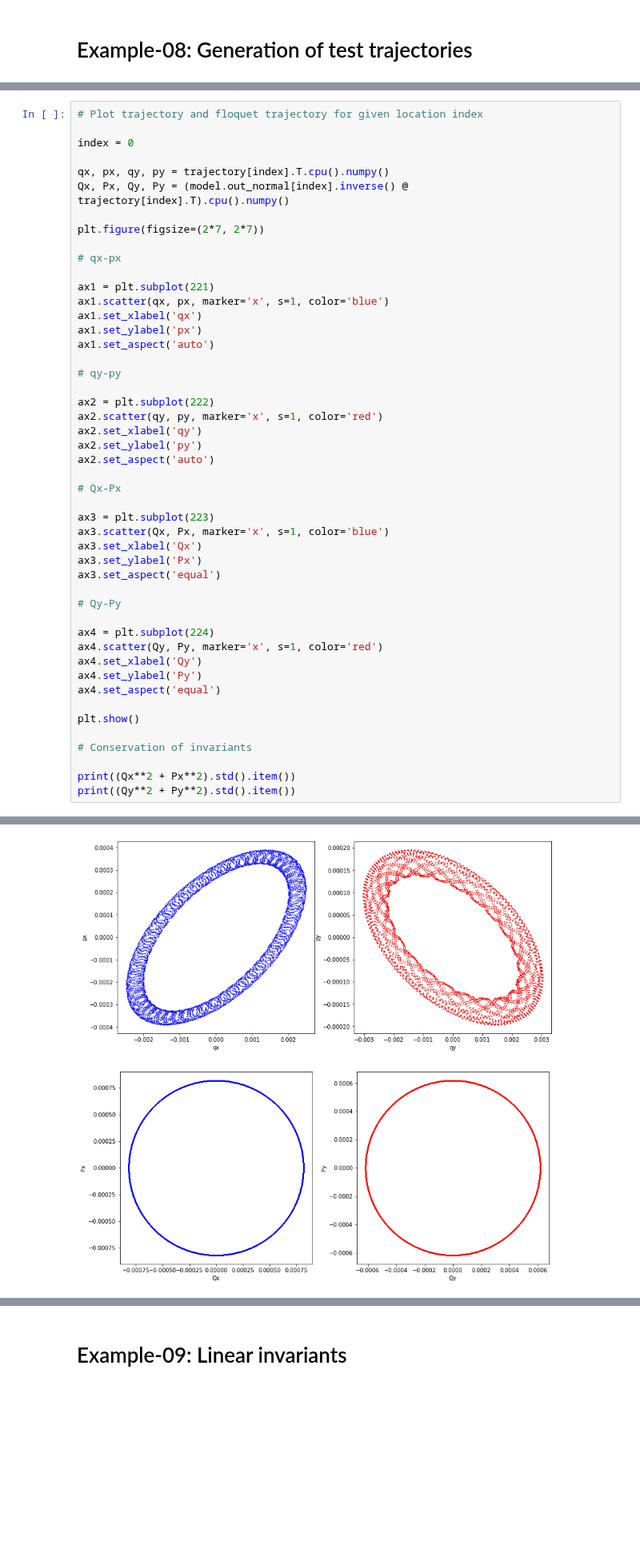
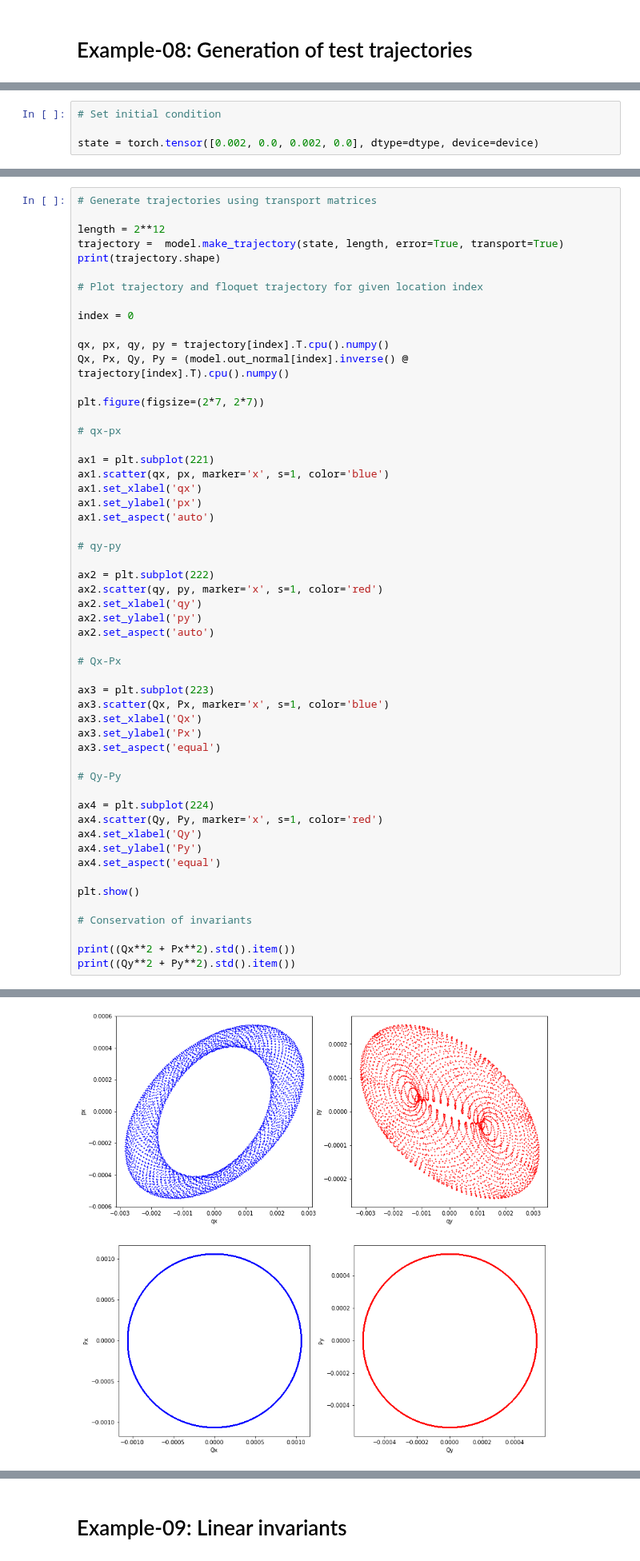
Before and after one commit to i-a-morozov/harmonica, a Jupyter notebook: notebook/nb_model.ipynb, the cells around one changed output, grey strips where cells are left out. Shown at 80% size. Saved outputs shown, nothing was run; the diff lists cells and outputs as text; blank space fills up the shorter version.

```diff
--- a/notebook/nb_model.ipynb
+++ b/notebook/nb_model.ipynb
@@ -1414,0 +1491,4 @@ torch.Size([59, 4096, 4])
+# %%
+# Set initial condition
+
+state = torch.tensor([0.002, 0.0, 0.002, 0.0], dtype=dtype, device=device)
@@ -1415,4 +1522,10 @@ torch.Size([59, 4096, 4])
 # %%
+# Generate trajectories using transport matrices
+
+length = 2**12
+trajectory =  model.make_trajectory(state, length, error=True, transport=True)
+print(trajectory.shape)
+
 # Plot trajectory and floquet trajectory for given location index
 
 index = 0
@@ -1464 +1578 @@ print((Qy**2 + Py**2).std().item())
-[figure, old version]
+[figure, new version]
```
Also changed, not shown: parts of 61 cells of this notebook, 2 other files.
